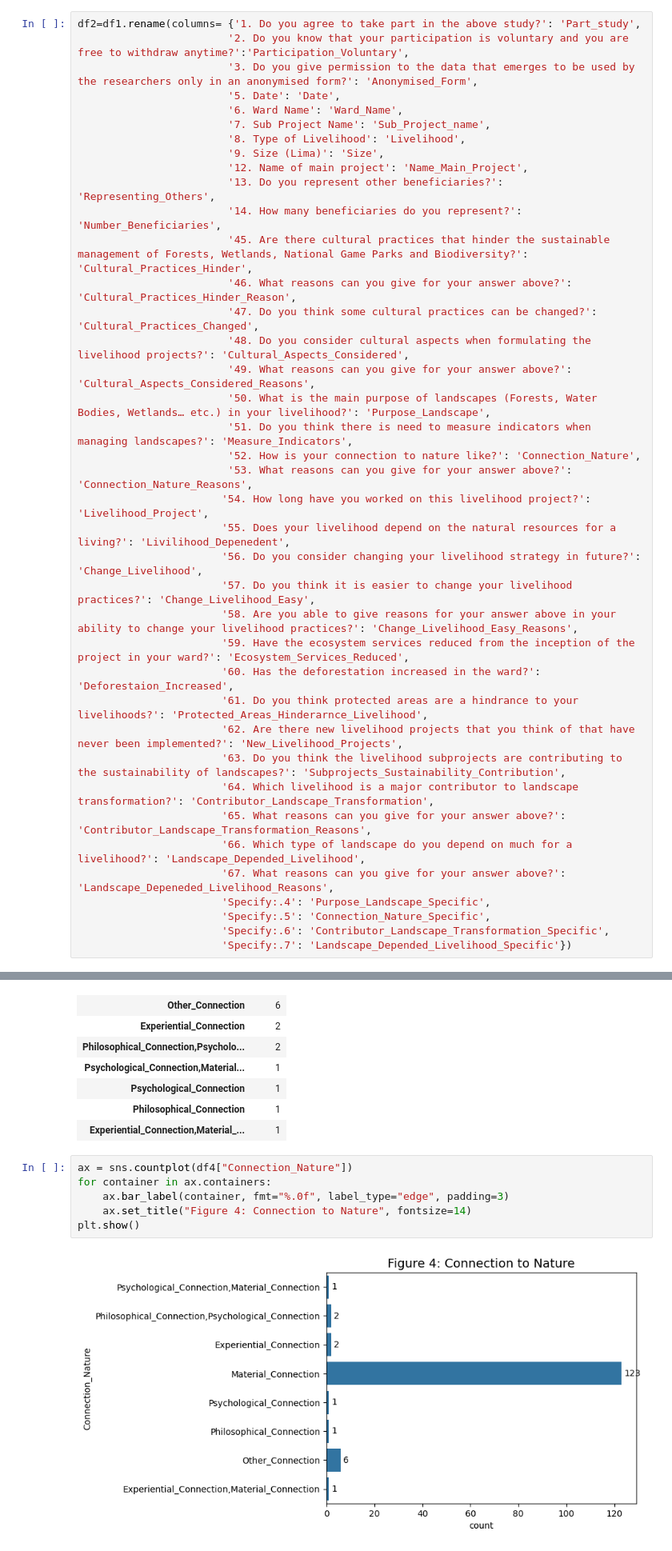
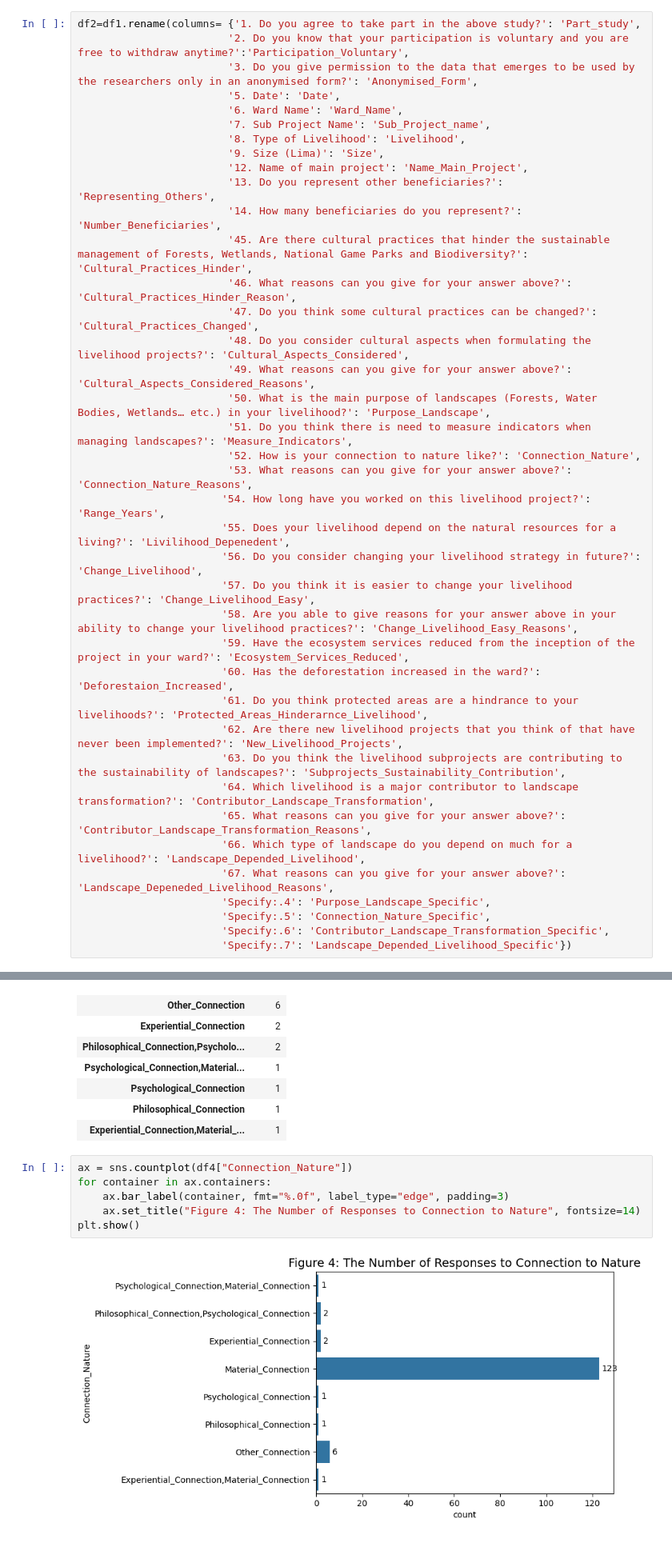
Before and after one commit to NathanNamamata/DataAnalysis, a Jupyter notebook: Data_Analysis.ipynb, the cells around one changed output, grey strips where cells are left out. Shown at 80% size. Drawn from its saved outputs; the diff is of its cells as text.

```diff
--- a/Data_Analysis.ipynb
+++ b/Data_Analysis.ipynb
@@ -219,7 +219,7 @@ df2=df1.rename(columns= {'1. Do you agree to take part in the above study?': 'Pa
                         '51. Do you think there is need to measure indicators when managing landscapes?': 'Measure_Indicators',
                         '52. How is your connection to nature like?': 'Connection_Nature',
                         '53. What reasons can you give for your answer above?': 'Connection_Nature_Reasons',
-                       '54. How long have you worked on this livelihood project?': 'Livelihood_Project',
+                       '54. How long have you worked on this livelihood project?': 'Range_Years',
                        '55. Does your livelihood depend on the natural resources for a living?': 'Livilihood_Depenedent',
                        '56. Do you consider changing your livelihood strategy in future?': 'Change_Livelihood',
                        '57. Do you think it is easier to change your livelihood practices?': 'Change_Livelihood_Easy',
@@ -532,11 +532,11 @@ df_CN
 # %%
 ax = sns.countplot(df4["Connection_Nature"])
 for container in ax.containers:
     ax.bar_label(container, fmt="%.0f", label_type="edge", padding=3)
-    ax.set_title("Figure 4: Connection to Nature", fontsize=14)
+    ax.set_title("Figure 4: The Number of Responses to Connection to Nature", fontsize=14)
 plt.show()
 # %% [output]
-[figure, old version]
+[figure, new version]
 # %%
 agreement_levels = ["Material_Connection", "Other_Connection"]
 CN_R = df2[df2["Connection_Nature"].isin(agreement_levels)]
```
Also changed, not shown: parts of 38 cells of this notebook, 1 other file.
